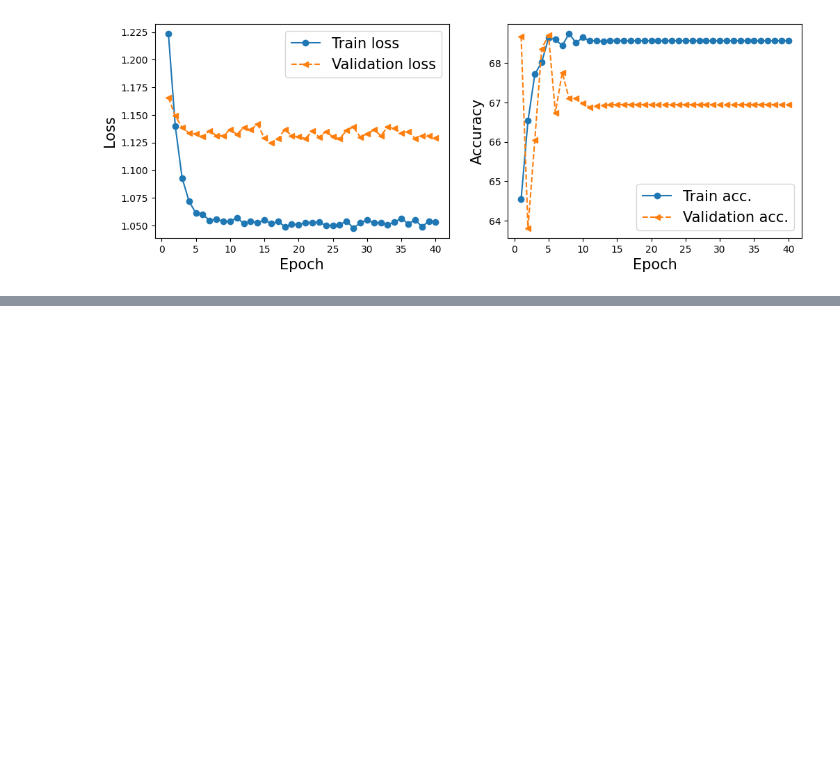
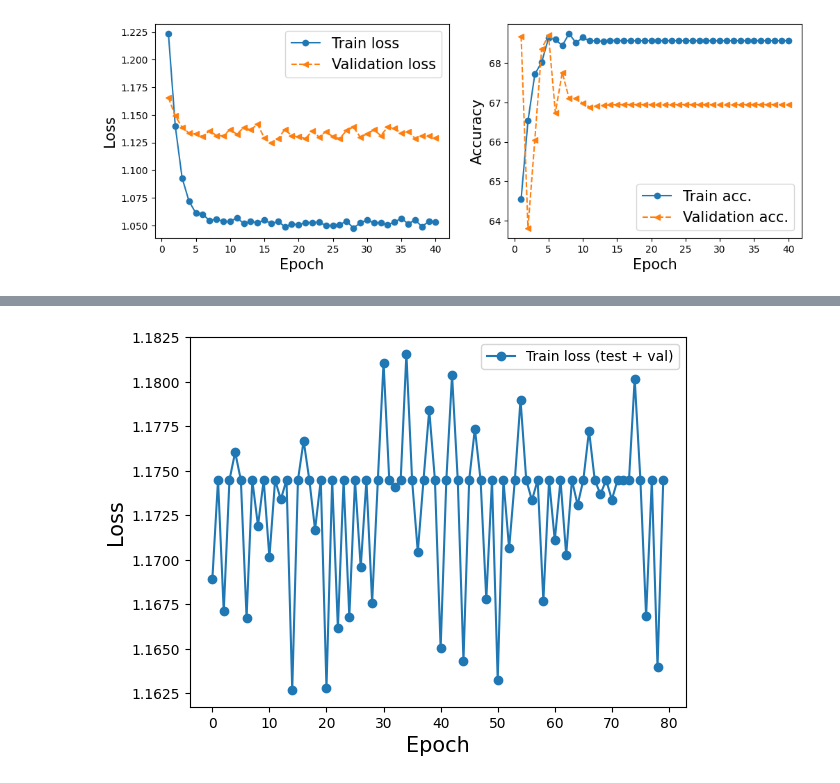
Before and after one commit to EsosaOrumwese/Msc_Research_Project_Multi-Task-Learning_CNN-GRU-biLSTM, a Jupyter notebook: preprocess.ipynb, the cells around one changed output, grey strips where cells are left out. Saved outputs shown, nothing was run; the diff lists cells and outputs as text; code cells hidden in the pictures; blank space fills up the shorter version.

```diff
--- a/preprocess.ipynb
+++ b/preprocess.ipynb
@@ -598,0 +666,8 @@ plot_history(ang_hist)
+# %%
+criterion = nn.CrossEntropyLoss(weight=class_weights)
+model_tranv = SimpleCNN()
+optimizer_tranv = optim.Adam(model_tranv.parameters(), lr=0.00015558427999575448)
+scheduler_tranv = optim.lr_scheduler.ExponentialLR(optimizer_tranv, gamma=0.6560277884599833)
+device = torch.device("cuda" if torch.cuda.is_available() else "cpu")
+
+model_tranv = model_tranv.to(device)
@@ -598,0 +788,8 @@ plot_history(ang_hist)
+# %%
+plt.plot(np.arange(len(tranv_endgame_hist[0])), tranv_endgame_hist[0], '-o', label='Train loss (test + val)')
+plt.xlabel('Epoch', size=15)
+plt.ylabel('Loss', size=15)
+plt.legend()
+plt.show()
+# %% [output]
+[figure, added]
```
Also changed, not shown: parts of 28 cells of this notebook, 7 other files.
